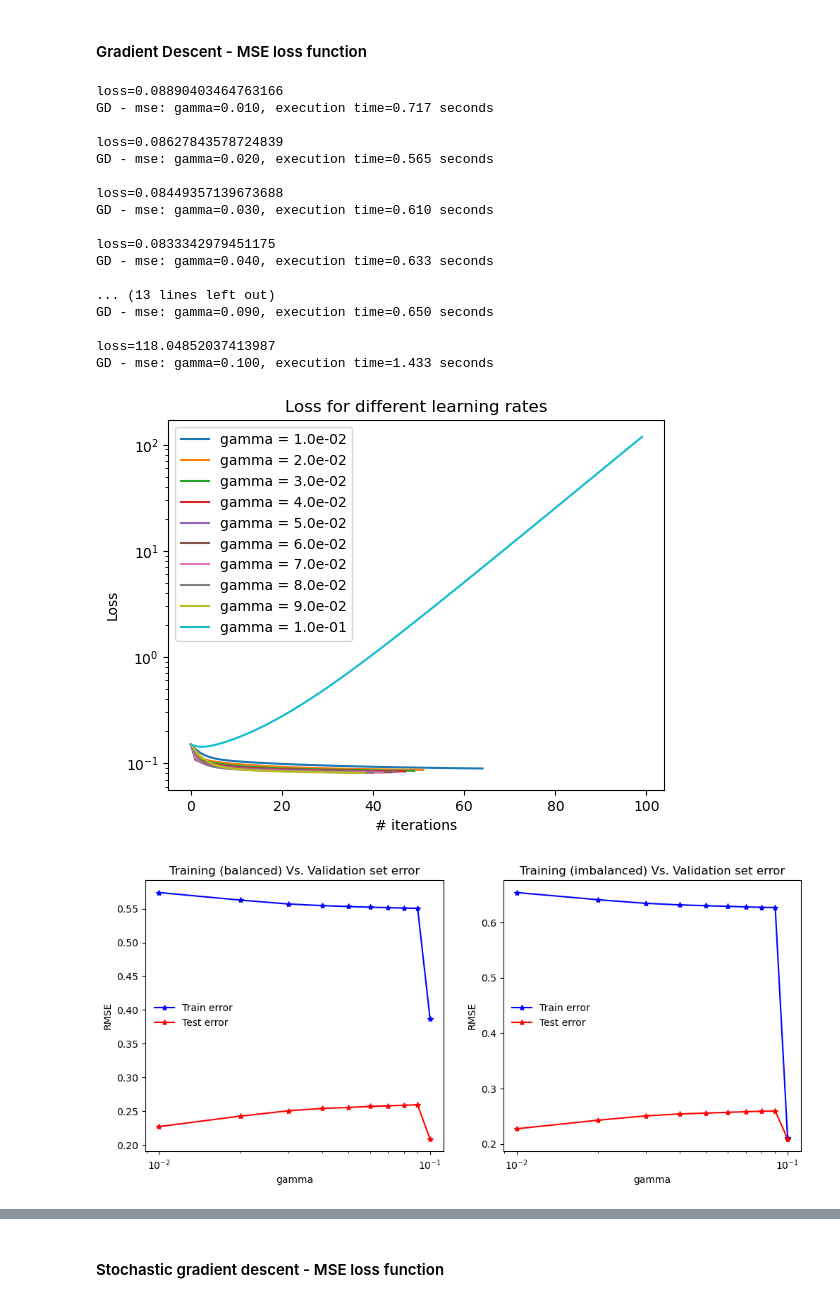
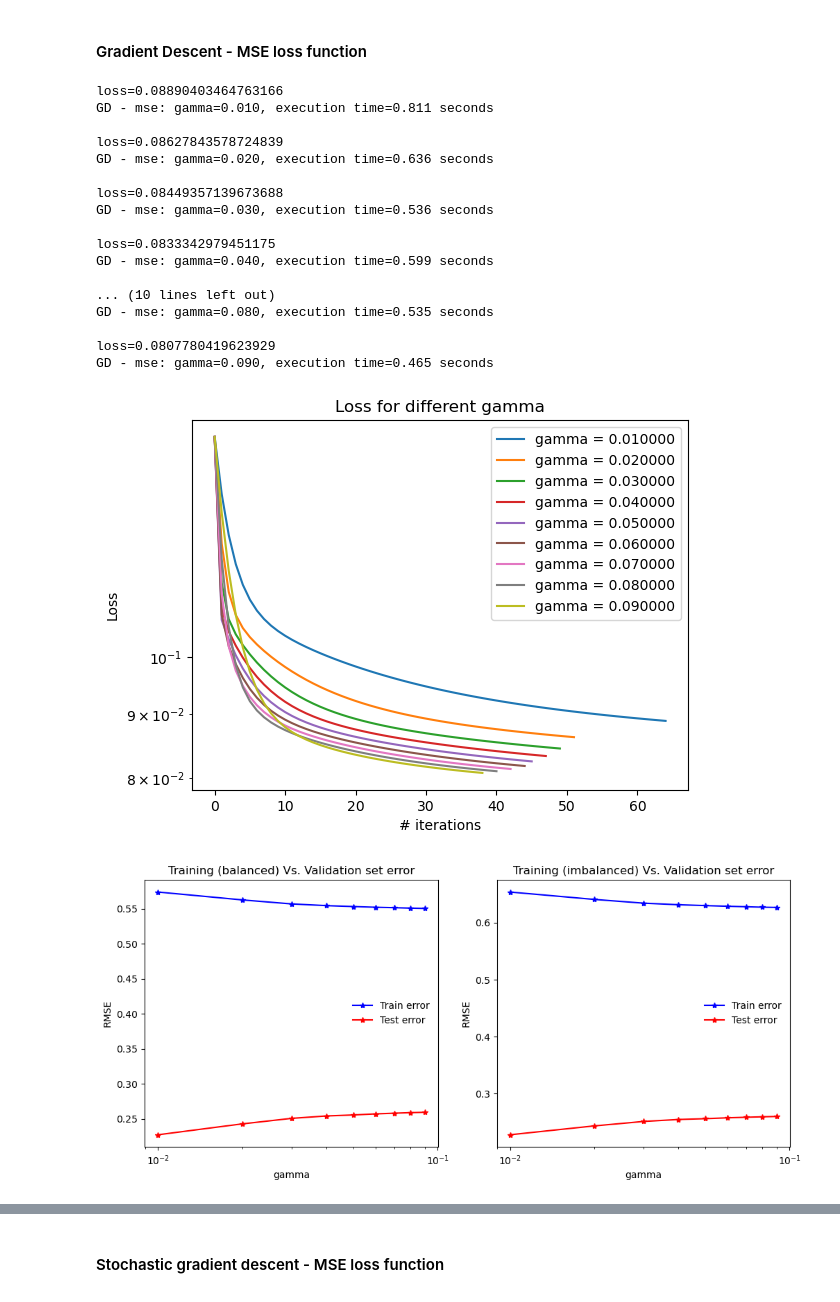
Before and after one commit to CS-433/Nobody-s_sick, a Jupyter notebook: run.ipynb, the cells around one changed output, grey strips where cells are left out. Saved outputs shown, nothing was run; the diff lists cells and outputs as text; code cells hidden in the pictures.

```diff
--- a/run.ipynb
+++ b/run.ipynb
@@ -31,7 +31,7 @@ data_path = os.path.join(current_directory, 'dataset')
 feature_names = np.genfromtxt(data_path+'/x_train.csv', delimiter=',', max_rows=1, dtype=str)[1:]
 # %%
 #Loading the arrays from the .npy files
-data_path = os.path.join(current_directory, 'data')
+data_path = os.path.join(current_directory, 'convenient_data_format')
 
 x_train = np.load(os.path.join(data_path, 'x_train.npy'))
 x_test = np.load(os.path.join(data_path, 'x_test.npy'))
@@ -375,8 +365,8 @@ and they are optimized over
 # %%
 # Define the parameters of the algorithms
 max_iters = 100
-learning_rate = np.linspace(0.01, 0.1, 10)
-penalty = np.linspace(0.01, 10, 10)
+learning_rate = np.linspace(0.01, 0.09, 9)
+penalty = np.logspace(-4, 0, 5)
 
 # Initialization
 w_initial = np.zeros((tx_training_balanced.shape[1],1))
@@ -419,27 +409,27 @@ for idx, gamma in enumerate(learning_rate):
     gd_mse_losses_var_gamma.append(gd_mse_losses)
 # %% [output]
 loss=0.08890403464763166
-GD - mse: gamma=0.010, execution time=0.717 seconds
+GD - mse: gamma=0.010, execution time=0.811 seconds
 
 loss=0.08627843578724839
-GD - mse: gamma=0.020, execution time=0.565 seconds
+GD - mse: gamma=0.020, execution time=0.636 seconds
 
 loss=0.08449357139673688
-GD - mse: gamma=0.030, execution time=0.610 seconds
+GD - mse: gamma=0.030, execution time=0.536 seconds
 
 loss=0.0833342979451175
-GD - mse: gamma=0.040, execution time=0.633 seconds
+GD - mse: gamma=0.040, execution time=0.599 seconds
 
-... (13 lines left out)
-GD - mse: gamma=0.090, execution time=0.650 seconds
+... (10 lines left out)
+GD - mse: gamma=0.080, execution time=0.535 seconds
 
-loss=118.04852037413987
-GD - mse: gamma=0.100, execution time=1.433 seconds
+loss=0.0807780419623929
+GD - mse: gamma=0.090, execution time=0.465 seconds
 # %%
 # Visualization
-plot_loss_variable_gamma(gd_mse_losses_var_gamma, learning_rate)
+plot_loss_variable_param(gd_mse_losses_var_gamma, learning_rate, 'gamma')
 # %% [output]
-[figure, old version]
+[figure, new version]
 # %%
 # Training (balanced) Vs. Validation error
 fig, axs = plt.subplots(1,2, figsize = (12,5))
@@ -450,7 +440,7 @@ rmse_training_balanced, rmse_training_imbalanced = train_vs_valid(tx_training_ba
 plot_train_test(axs[0], "Training (balanced) Vs. Validation set error", rmse_training_balanced, rmse_validation, learning_rate, 'gamma')
 plot_train_test(axs[1], "Training (imbalanced) Vs. Validation set error", rmse_training_imbalanced, rmse_validation, learning_rate, 'gamma')
 # %% [output]
-[figure, old version]
+[figure, new version]
 # %%
 # Get optimal parameter and corresponding model weights, apply to test set
 metrics = np.hstack([gd_mse_f1_score.reshape(-1,1), gd_mse_rmse.reshape(-1,1)])
```
Also changed, not shown: parts of 34 cells of this notebook, 4 other files.
